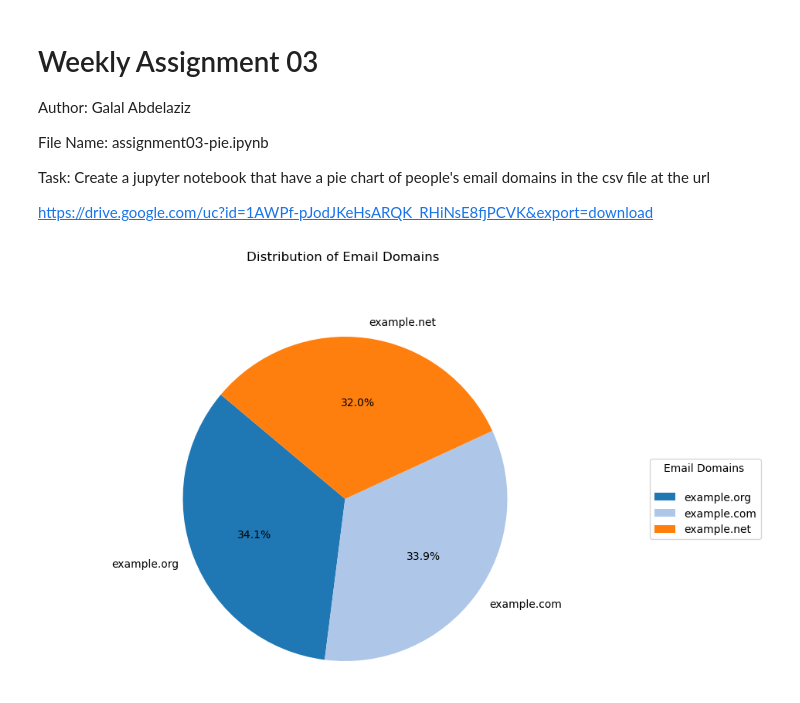
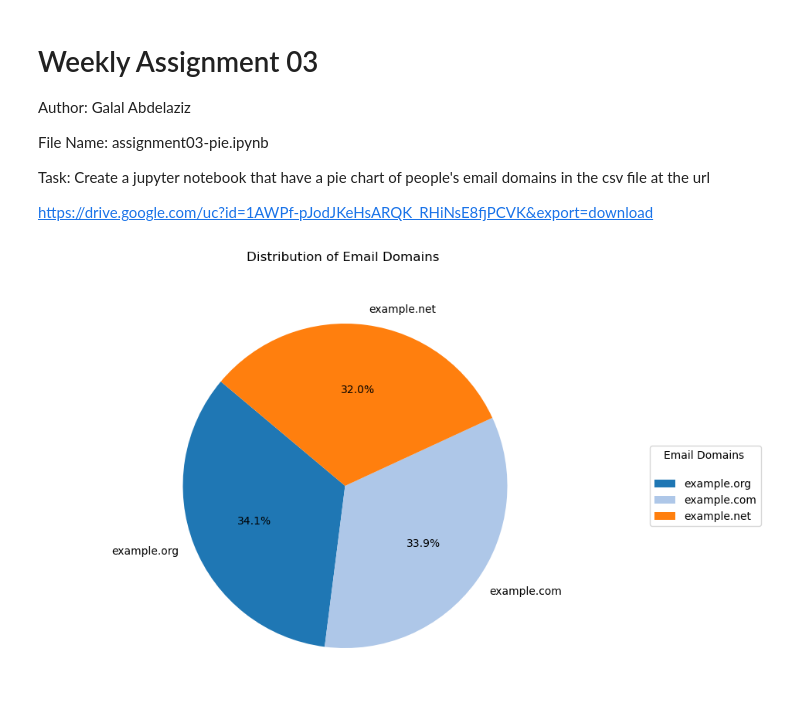
Before and after one commit to Galal-Abdelaziz/PFDA-assignments, a Jupyter notebook: assignment03-pie.ipynb, the cells around one changed output. Cells and saved outputs as stored; diff of their text form; code cells hidden in the pictures.

```diff
--- a/assignment03-pie.ipynb
+++ b/assignment03-pie.ipynb
@@ -11,30 +11,35 @@ https://drive.google.com/uc?id=1AWPf-pJodJKeHsARQK_RHiNsE8fjPCVK&export=download
 # %%
 import pandas as pd
 import matplotlib.pyplot as plt
+
+# Load the email data from the CSV file directly from the Google Drive URL (too slow used direct file)
+#file_url = 'https://drive.google.com/uc?id=1AWPf-pJodJKeHsARQK_RHiNsE8fjPCVK'
+#data = pd.read_csv(file_url)
 
 # Load the email data from the CSV file
 file_path = 'emails.csv'
 data = pd.read_csv(file_path)
 
 # Extract email domains from the 'Email' column
 data['Domain'] = data['Email'].apply(lambda x: x.split('@')[1])
 
 # Count the occurrences of each domain
 domain_counts = data['Domain'].value_counts()
 
 # Create the pie chart
 plt.figure(figsize=(10, 6))
 
 # Create the pie chart and assign colors to slices
 colors = plt.cm.tab20(range(len(domain_counts)))  # Use a colormap for colors
 wedges, texts, autotexts = plt.pie(domain_counts, labels=domain_counts.index, autopct='%1.1f%%', startangle=140, colors=colors)
 
-plt.title('Distribution of Email Domains \n\n\n\n')
+plt.title('Distribution of Email Domains \n\n\n')
+
 plt.axis('equal')
 
 # Add a legend using the domain counts
 plt.legend(wedges, domain_counts.index, title="Email Domains \n", loc="center left", bbox_to_anchor=(1, 0, 0.5, 1))
 
 plt.show()
 # %% [output]
-[figure, old version]
+[figure, new version]
```
